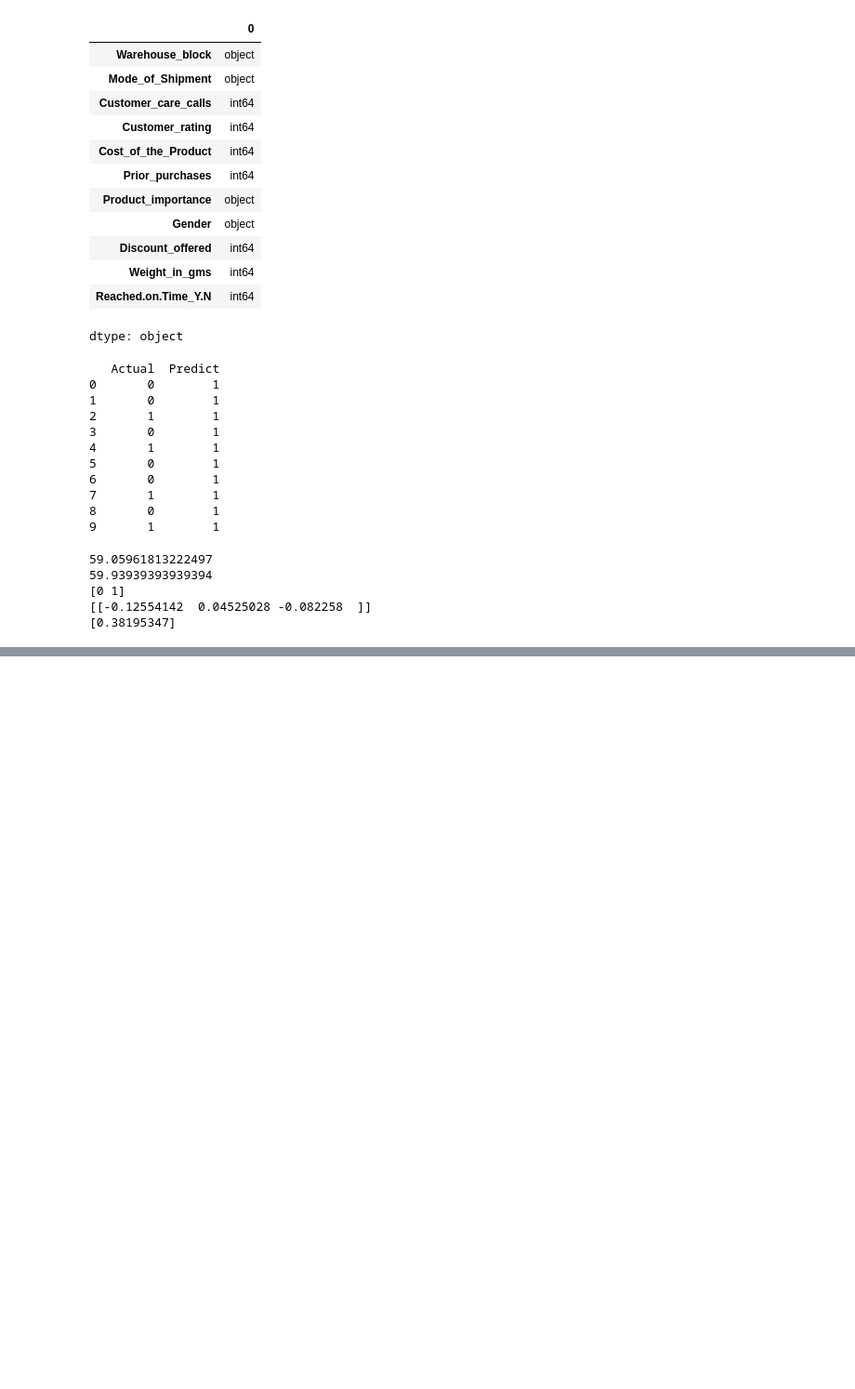
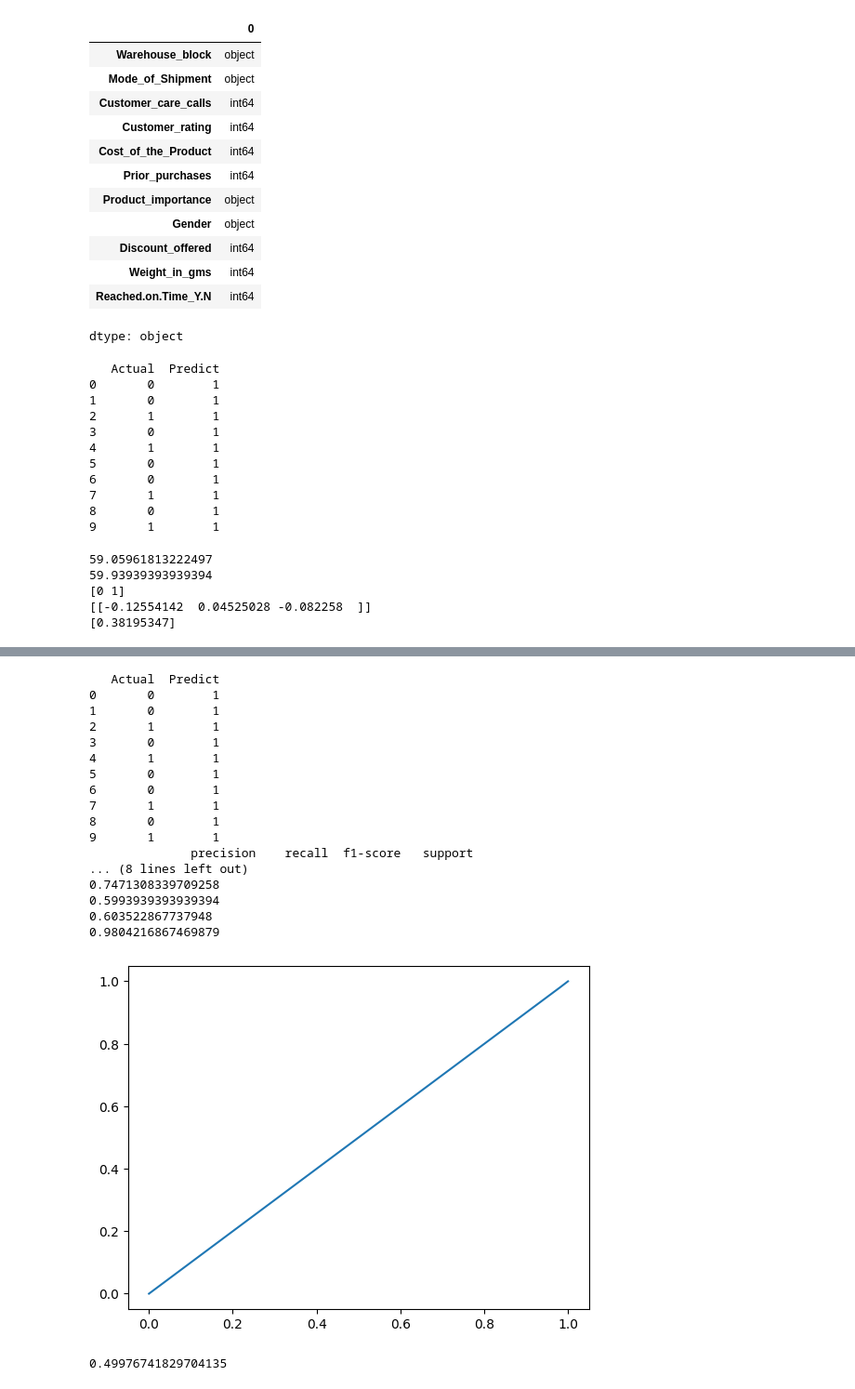
Before and after one commit to HongSeongMo/Bigdata_Analysis_Professional, a Jupyter notebook: 241101.ipynb, the cells around one changed output, grey strips where cells are left out. Shown at 93% size. Cells and saved outputs as stored; diff of their text form; code cells hidden in the pictures; blank space fills up the shorter version.

```diff
--- a/241101.ipynb
+++ b/241101.ipynb
@@ -114,3 +114,21 @@ print(model.intercept_)
 [0 1]
 [[-0.12554142  0.04525028 -0.082258  ]]
 [0.38195347]
+# %%
+from google.colab import drive
+drive.mount('/content/drive')
+import pandas as pd
+import numpy as np
+from sklearn.preprocessing import StandardScaler
+from sklearn.model_selection import train_test_split
+from sklearn.metrics import classification_report, confusion_matrix
+from sklearn.metrics import accuracy_score
+from sklearn.metrics import roc_curve, auc
+from sklearn.metrics import f1_score
+from sklearn.metrics import precision_score
+from sklearn.metrics import recall_score
+import matplotlib.pyplot as plt
+from sklearn.linear_model import LogisticRegression
+data = pd.read_csv('/content/drive/MyDrive/Colab Notebooks/work/train_commerce.csv', index_col=0)
+df = data.dropna()
+df.dtypes
@@ -116,0 +150,44 @@ print(model.intercept_)
+# %%
+df['Product_importance'] = df['Product_importance'].map({'low': 0, 'medium': 1, 'high': 2})
+df['Reached.on.Time_Y.N'] = df['Reached.on.Time_Y.N'].astype('category')
+x = df[['Customer_care_calls','Product_importance','Prior_purchases']].to_numpy()
+y = df['Reached.on.Time_Y.N'].to_numpy()
+trainx, testx, trainy, testy = train_test_split(x, y, test_size=0.3, random_state=55)
+scaler = StandardScaler()
+scaler.fit(trainx)
+trainx_scale = scaler.transform(trainx)
+testx_scale = scaler.transform(testx)
+model = LogisticRegression(C=20, max_iter=1000)
+model.fit(trainx_scale, trainy)
+prediction = model.predict(testx_scale)
+result = pd.DataFrame(np.array([testy, prediction]).T, columns=['Actual', 'Predict'])
+print(result.head(10))
+print(classification_report(result['Actual'], result['Predict']))
+print(f1_score(result['Actual'], result['Predict']))
+print(accuracy_score(result['Actual'], result['Predict']))
+print(precision_score(result['Actual'], result['Predict']))
+print(recall_score(result['Actual'], result['Predict']))
+fpr, tpr, thresholds = roc_curve(result['Actual'], result['Predict'])
+plt.plot(fpr, tpr)
+plt.show()
+print(auc(fpr, tpr))
+# %% [output]
+   Actual  Predict
+0       0        1
+1       0        1
+2       1        1
+3       0        1
+4       1        1
+5       0        1
+6       0        1
+7       1        1
+8       0        1
+9       1        1
+              precision    recall  f1-score   support
+... (8 lines left out)
+0.7471308339709258
+0.5993939393939394
+0.603522867737948
+0.9804216867469879
+[figure, added]
+0.49976741829704135
```
Also changed, not shown: parts of 3 cells of this notebook.
